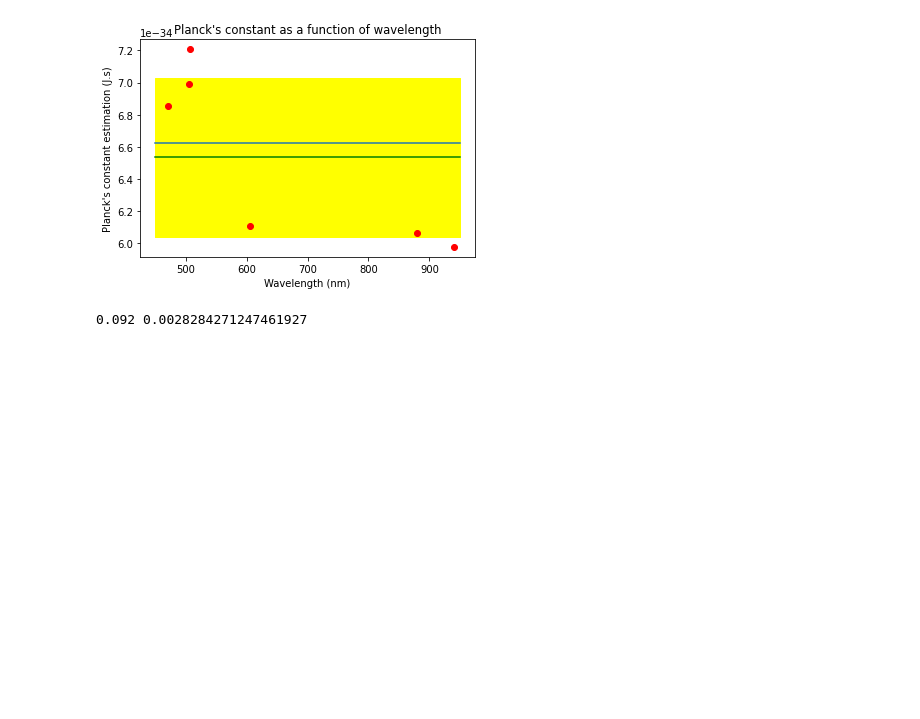
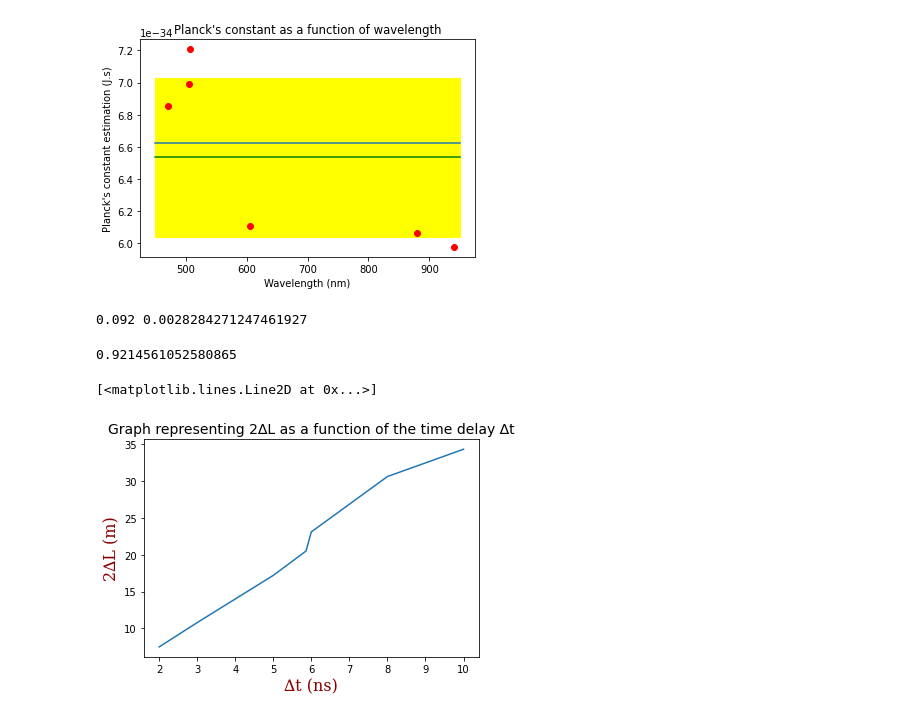
Before and after one commit to nnguyenu/ML-basic, a Jupyter notebook: Matplot_lib_tutorial.ipynb, the cells around one changed output. Cells and saved outputs as stored; diff of their text form; code cells hidden in the pictures; blank space fills up the shorter version.

```diff
--- a/Matplot_lib_tutorial.ipynb
+++ b/Matplot_lib_tutorial.ipynb
@@ -182,3 +182,26 @@ avg = np.mean(vstop)
 print(avg,std)
 # %% [output]
 0.092 0.0028284271247461927
+# %%
+c = 299792458 # m/s
+d = np.array([2,3,5,5.86,6,8,10])
+t = np.array([7.5,10.8,17.2,20.5,23.1,30.6,34.3])
+v = d / t * 10**9
+target = d / c * 10**9
+np.set_printoptions(precision=8)
+#print(v)
+print(np.average(v/c))
+font = {'family': 'serif',
+        'color':  'darkred',
+        'weight': 'normal',
+        'size': 16,
+        }
+
+plt.xlabel("∆t (ns)",fontdict = font)
+plt.ylabel("2∆L (m)",fontdict=font)
+plt.title("Graph representing 2∆L as a function of the time delay ∆t",fontdict = {'size' : 14})
+plt.plot(d,t)
+# %% [output]
+0.9214561052580865
+[<matplotlib.lines.Line2D at 0x...>]
+[figure, added]
```
